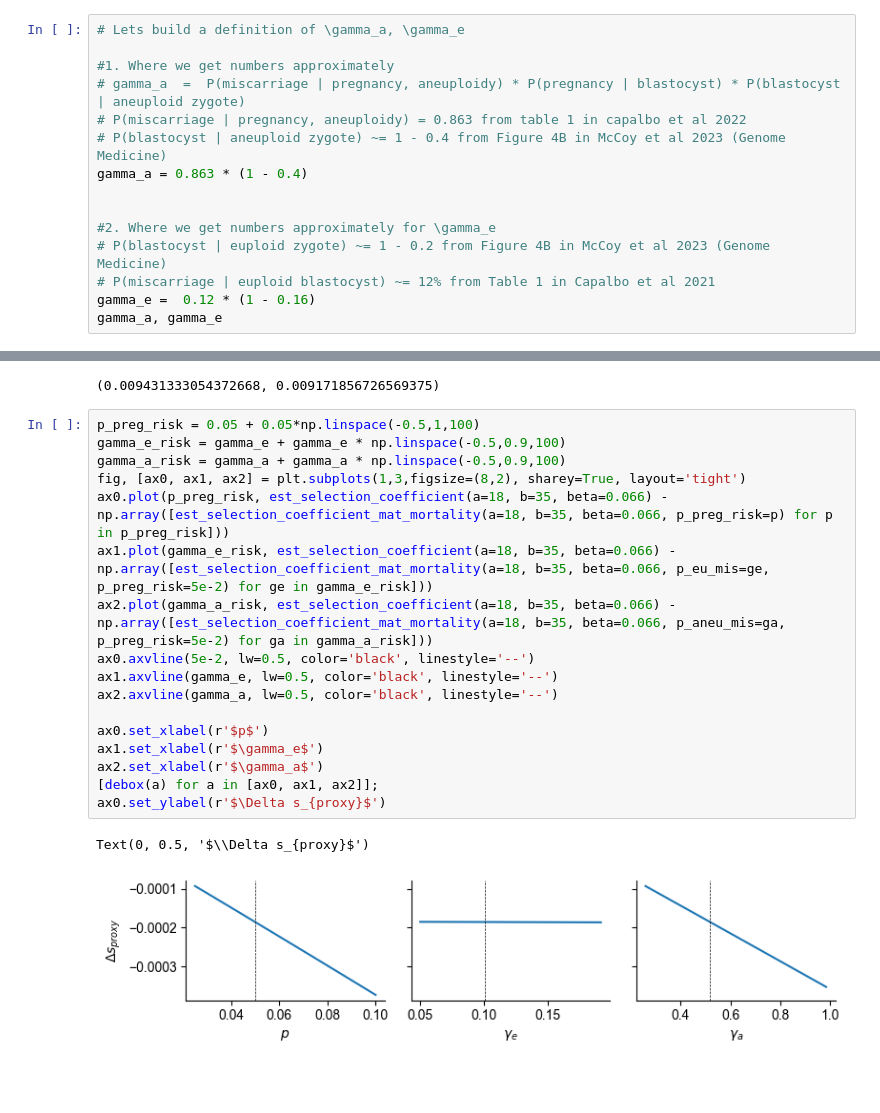
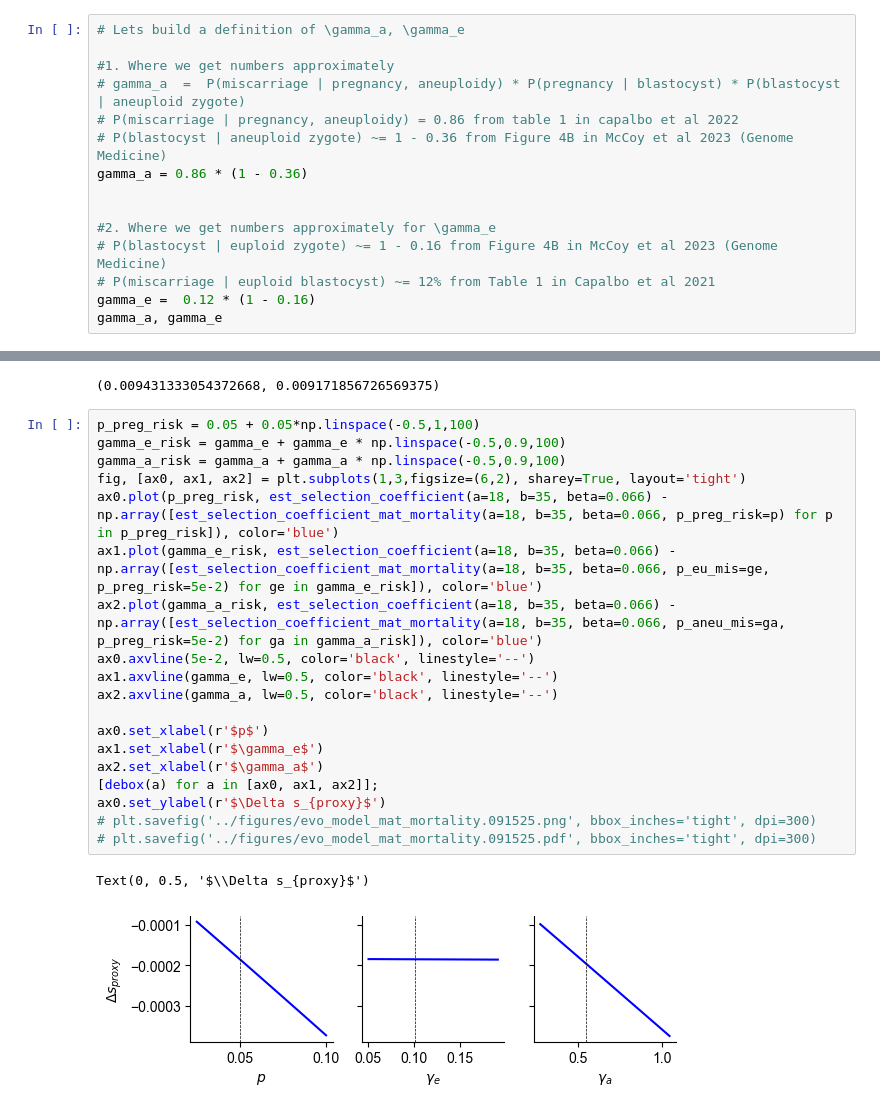
Before and after one commit to mccoy-lab/natera_aneuploidy, a Jupyter notebook: analysis/evo_analyses/notebooks/evolution_aneuploidy_risk.ipynb, the cells around one changed output, grey strips where cells are left out. Drawn from its saved outputs; the diff is of its cells as text; blank space fills up the shorter version.

Commit message:
draft: updated figures + citations for numbers

```diff
--- a/analysis/evo_analyses/notebooks/evolution_aneuploidy_risk.ipynb
+++ b/analysis/evo_analyses/notebooks/evolution_aneuploidy_risk.ipynb
@@ -171,13 +171,13 @@ label_multipanel([ax2, ax1], ['A', 'B'], xoff=-0.2, yoff=1.05, fontweight='bold'
 
 #1. Where we get numbers approximately
 # gamma_a  =  P(miscarriage | pregnancy, aneuploidy) * P(pregnancy | blastocyst) * P(blastocyst | aneuploid zygote)
-# P(miscarriage | pregnancy, aneuploidy) = 0.863 from table 1 in capalbo et al 2022
-# P(blastocyst | aneuploid zygote) ~= 1 - 0.4 from Figure 4B in McCoy et al 2023 (Genome Medicine)
-gamma_a = 0.863 * (1 - 0.4)
+# P(miscarriage | pregnancy, aneuploidy) = 0.86 from table 1 in capalbo et al 2022
+# P(blastocyst | aneuploid zygote) ~= 1 - 0.36 from Figure 4B in McCoy et al 2023 (Genome Medicine)
+gamma_a = 0.86 * (1 - 0.36)
 
 
 #2. Where we get numbers approximately for \gamma_e
-# P(blastocyst | euploid zygote) ~= 1 - 0.2 from Figure 4B in McCoy et al 2023 (Genome Medicine)
+# P(blastocyst | euploid zygote) ~= 1 - 0.16 from Figure 4B in McCoy et al 2023 (Genome Medicine)
 # P(miscarriage | euploid blastocyst) ~= 12% from Table 1 in Capalbo et al 2021
 gamma_e =  0.12 * (1 - 0.16)
 gamma_a, gamma_e
@@ -254,23 +254,25 @@ print(diff_sel_18_30, diff_sel_18_45)
 # %%
 p_preg_risk = 0.05 + 0.05*np.linspace(-0.5,1,100)
 gamma_e_risk = gamma_e + gamma_e * np.linspace(-0.5,0.9,100)
 gamma_a_risk = gamma_a + gamma_a * np.linspace(-0.5,0.9,100)
-fig, [ax0, ax1, ax2] = plt.subplots(1,3,figsize=(8,2), sharey=True, layout='tight')
-ax0.plot(p_preg_risk, est_selection_coefficient(a=18, b=35, beta=0.066) - np.array([est_selection_coefficient_mat_mortality(a=18, b=35, beta=0.066, p_preg_risk=p) for p in p_preg_risk]))
-ax1.plot(gamma_e_risk, est_selection_coefficient(a=18, b=35, beta=0.066) - np.array([est_selection_coefficient_mat_mortality(a=18, b=35, beta=0.066, p_eu_mis=ge,  p_preg_risk=5e-2) for ge in gamma_e_risk]))
-ax2.plot(gamma_a_risk, est_selection_coefficient(a=18, b=35, beta=0.066) - np.array([est_selection_coefficient_mat_mortality(a=18, b=35, beta=0.066, p_aneu_mis=ga, p_preg_risk=5e-2) for ga in gamma_a_risk]))
+fig, [ax0, ax1, ax2] = plt.subplots(1,3,figsize=(6,2), sharey=True, layout='tight')
+ax0.plot(p_preg_risk, est_selection_coefficient(a=18, b=35, beta=0.066) - np.array([est_selection_coefficient_mat_mortality(a=18, b=35, beta=0.066, p_preg_risk=p) for p in p_preg_risk]), color='blue')
+ax1.plot(gamma_e_risk, est_selection_coefficient(a=18, b=35, beta=0.066) - np.array([est_selection_coefficient_mat_mortality(a=18, b=35, beta=0.066, p_eu_mis=ge,  p_preg_risk=5e-2) for ge in gamma_e_risk]), color='blue')
+ax2.plot(gamma_a_risk, est_selection_coefficient(a=18, b=35, beta=0.066) - np.array([est_selection_coefficient_mat_mortality(a=18, b=35, beta=0.066, p_aneu_mis=ga, p_preg_risk=5e-2) for ga in gamma_a_risk]), color='blue')
 ax0.axvline(5e-2, lw=0.5, color='black', linestyle='--')
 ax1.axvline(gamma_e, lw=0.5, color='black', linestyle='--')
 ax2.axvline(gamma_a, lw=0.5, color='black', linestyle='--')
 
 ax0.set_xlabel(r'$p$')
 ax1.set_xlabel(r'$\gamma_e$')
 ax2.set_xlabel(r'$\gamma_a$')
 [debox(a) for a in [ax0, ax1, ax2]];
 ax0.set_ylabel(r'$\Delta s_{proxy}$')
+# plt.savefig('../figures/evo_model_mat_mortality.091525.png', bbox_inches='tight', dpi=300)
+# plt.savefig('../figures/evo_model_mat_mortality.091525.pdf', bbox_inches='tight', dpi=300)
 # %% [output]
 Text(0, 0.5, '$\\Delta s_{proxy}$')
-[figure, old version]
+[figure, new version]
 # %%
 print(est_selection_coefficient(a=18, b=35, beta=0.066), est_selection_coefficient_mat_mortality(a=18, b=35, beta=0.066, p_aneu_mis=gamma_a, p_eu_mis=gamma_e, p_preg_risk=5e-2))
 sel_diff_18_35 = est_selection_coefficient(a=18, b=35, beta=0.066) - est_selection_coefficient_mat_mortality(a=18, b=35, beta=0.066, p_aneu_mis=gamma_a, p_eu_mis=gamma_e, p_preg_risk=5e-2)
```
Also changed, not shown: parts of 3 cells of this notebook.
